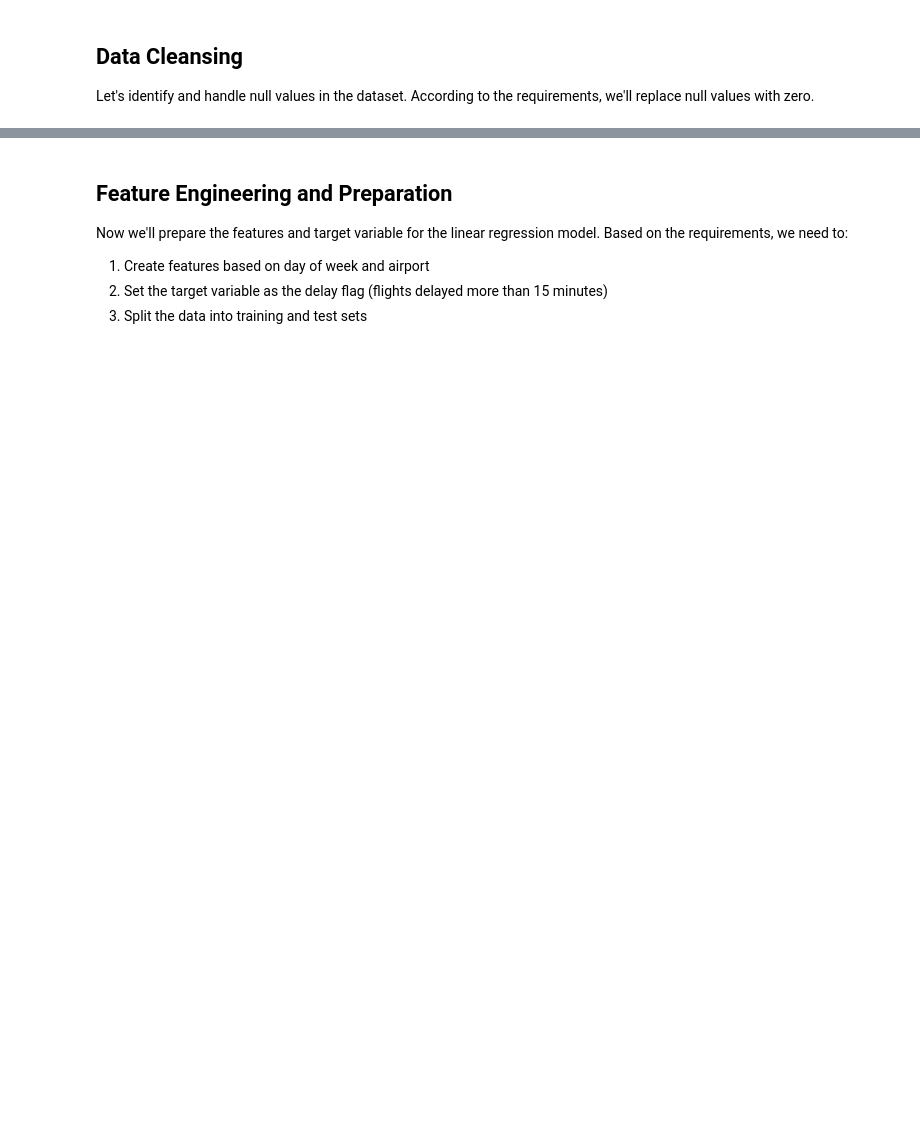
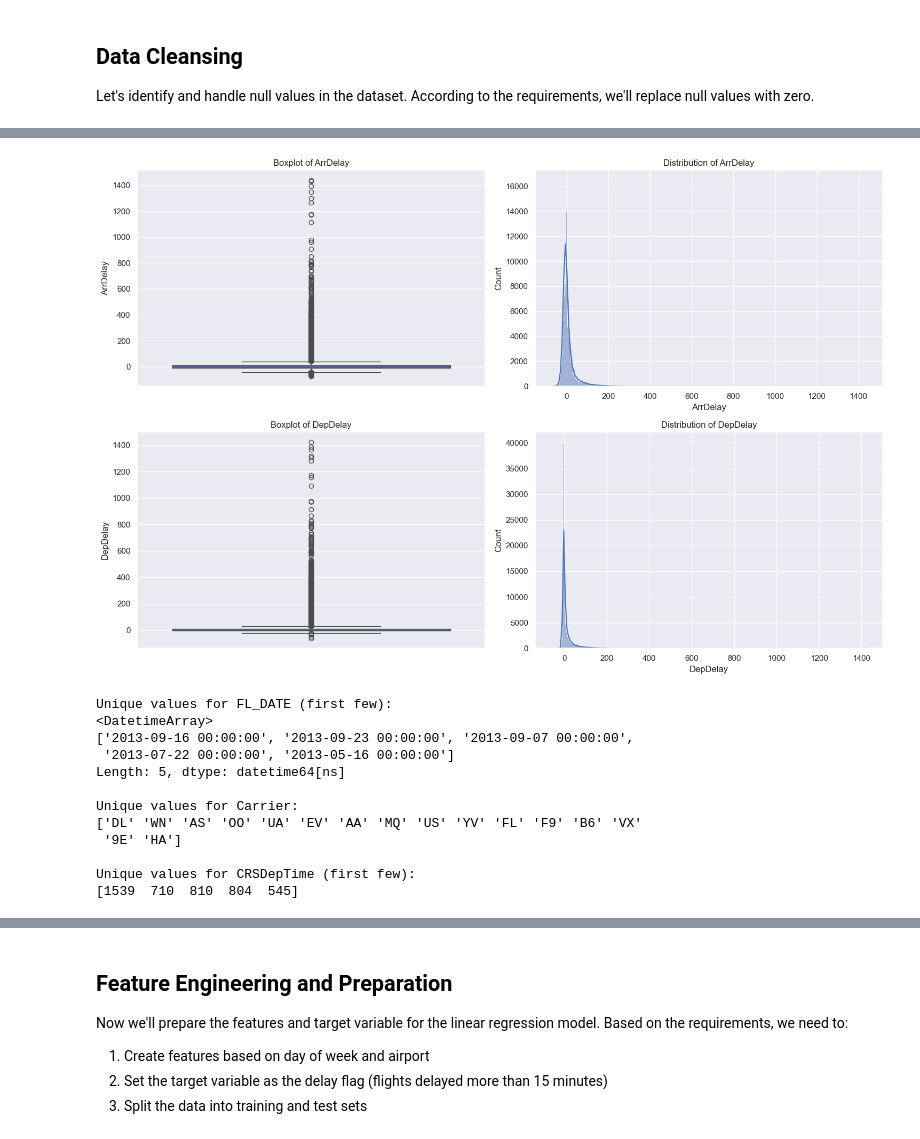
Before and after one commit to FKuiv/copilot-training, a Jupyter notebook: manage-flight-data.ipynb, the cells around one changed output, grey strips where cells are left out. Drawn from its saved outputs; the diff is of its cells as text; code cells hidden in the pictures; blank space fills up the shorter version.

```diff
--- a/manage-flight-data.ipynb
+++ b/manage-flight-data.ipynb
@@ -75,27 +128,52 @@ print(flights_df_clean.isnull().sum()[flights_df_clean.isnull().sum() > 0])
 # %%
 # Check for any weird or inconsistent values
 
 # Look for potential outliers in numerical columns
 fig, axes = plt.subplots(nrows=2, ncols=2, figsize=(15, 10))
-for i, column in enumerate(['ARR_DELAY', 'DEP_DELAY']):
-    sns.boxplot(y=column, data=flights_df_clean, ax=axes[i//2, i%2])
-    axes[i//2, i%2].set_title(f'Boxplot of {column}')
 
-    sns.histplot(flights_df_clean[column], ax=axes[i//2, (i%2)+1], kde=True)
-    axes[i//2, (i%2)+1].set_title(f'Distribution of {column}')
+columns = ['ArrDelay', 'DepDelay']
+for i, column in enumerate(columns):
+    # Boxplot
+    sns.boxplot(y=flights_df_clean[column], ax=axes[i, 0])
+    axes[i, 0].set_title(f'Boxplot of {column}')
+    # Histogram
+    sns.histplot(flights_df_clean[column], ax=axes[i, 1], kde=True)
+    axes[i, 1].set_title(f'Distribution of {column}')
 
 plt.tight_layout()
 plt.show()
 
 # Check for invalid categorical values
+# Construct FL_DATE column if it doesn't exist
+if 'FL_DATE' not in flights_df_clean.columns:
+    flights_df_clean['FL_DATE'] = pd.to_datetime(
+        flights_df_clean[['Year', 'Month', 'DayofMonth']]
+        .astype(str)
+        .agg('-'.join, axis=1)
+    )
+
 print("\nUnique values for FL_DATE (first few):")
 print(flights_df_clean['FL_DATE'].unique()[:5])
 
-print("\nUnique values for CARRIER:")
-print(flights_df_clean['CARRIER'].unique())
+print("\nUnique values for Carrier:")
+print(flights_df_clean['Carrier'].unique())
 
-print("\nUnique values for DEP_TIME (first few):")
-print(flights_df_clean['DEP_TIME'].unique()[:5])
+print("\nUnique values for CRSDepTime (first few):")
+print(flights_df_clean['CRSDepTime'].unique()[:5])
+# %% [output]
+[figure, added]
+Unique values for FL_DATE (first few):
+<DatetimeArray>
+['2013-09-16 00:00:00', '2013-09-23 00:00:00', '2013-09-07 00:00:00',
+ '2013-07-22 00:00:00', '2013-05-16 00:00:00']
+Length: 5, dtype: datetime64[ns]
+
+Unique values for Carrier:
+['DL' 'WN' 'AS' 'OO' 'UA' 'EV' 'AA' 'MQ' 'US' 'YV' 'FL' 'F9' 'B6' 'VX'
+ '9E' 'HA']
+
+Unique values for CRSDepTime (first few):
+[1539  710  810  804  545]
 # %%
 # Convert date string to datetime object and extract day of week
 flights_df_clean['FL_DATE'] = pd.to_datetime(flights_df_clean['FL_DATE'])
```
Also changed, not shown: parts of 18 cells of this notebook, 3 other files.
